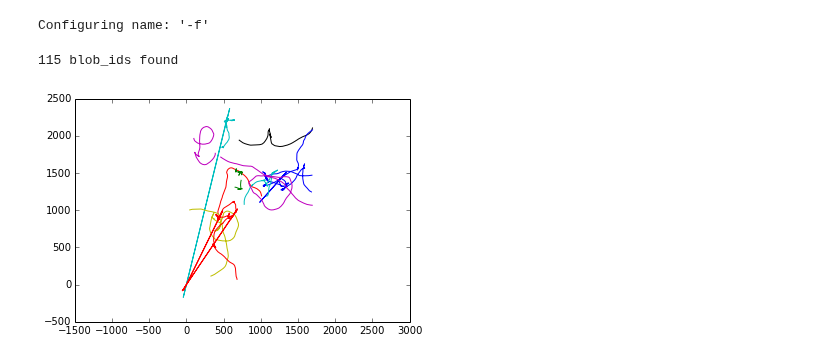
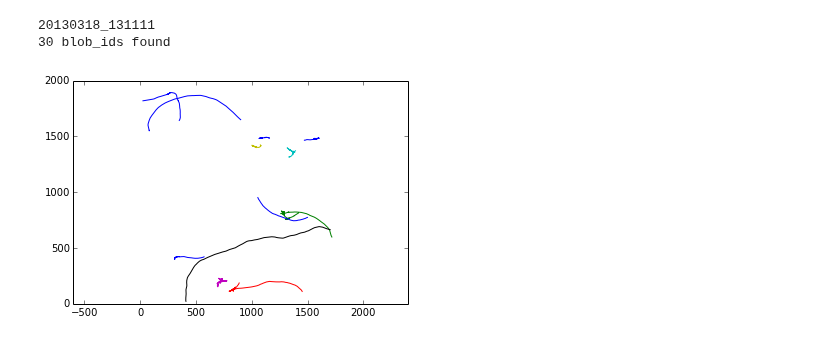
Before and after one commit to amarallab/waldo, a Jupyter notebook: workbooks/lost_and_found.ipynb, the cells around one changed output. Saved outputs shown, nothing was run; the diff lists cells and outputs as text; code cells hidden in the pictures.

```diff
--- a/workbooks/lost_and_found.ipynb
+++ b/workbooks/lost_and_found.ipynb
@@ -13,6 +16,14 @@ import matplotlib.pyplot as plt
 import prettyplotlib as ppl
 import matplotlib.gridspec as gridspec
 
+from __future__ import print_function, absolute_import, unicode_literals, division
+import six
+
+from six.moves import (zip, filter, map, reduce, input, range)
+import pathcustomize
+import itertools
+
+'''
 # Path definitions
 HERE = os.path.dirname(os.path.realpath('.'))
 CODE_DIR = os.path.join(HERE, 'code')
@@ -20,25 +31,30 @@ SHARED_DIR = os.path.join(CODE_DIR, 'shared')
 
 sys.path.append(CODE_DIR)
 sys.path.append(SHARED_DIR)
-
+'''
 # nonstandard imports
+import multiworm
+import where
+import wio2
 from wio.file_manager import get_good_blobs, get_timeseries
 from metrics.measurement_switchboard import pull_blob_data
+from importing.centroid import fill_gaps
-# %% [output]
-Configuring name: '-f'
 # %%
+
 def pull_all_xy_for_ex_id(ex_id):
     """
     returns dicts containing times and xy data. keys are blob_ids.
     """
-    blob_ids = get_good_blobs(ex_id=ex_id, key='xy')
-    print '{N} blob_ids found'.format(N=len(blob_ids))
+    print(ex_id)
+    blob_ids = get_good_blobs(ex_id=ex_id, key='xy_raw')
+
+    print('{N} blob_ids found'.format(N=len(blob_ids)))
     blob_times, blob_xys = {}, {}
     for blob_id in blob_ids:
-        times, data = get_timeseries(blob_id, data_type='xy')
+        times, data = get_timeseries(blob_id, data_type='xy_raw')
         if times != None and len(times):
             blob_times[blob_id] = times
-            blob_xys[blob_id] = data
+            blob_xys[blob_id] = fill_gaps(data)
     return blob_times, blob_xys
 
 def plot_tracks(blob_xys, max_blobs=50, platesize=[1728, 2352]):
@@ -54,36 +70,37 @@ def plot_tracks(blob_xys, max_blobs=50, platesize=[1728, 2352]):
     for i, (bid, xy) in enumerate(blob_xys.iteritems()):
         xy = xy[::10]
         #print len(xy)
         x, y = zip(*xy)
         ax.plot(x, y)
         if max(x) > xmax:
             xmax = max(x)
         if max(y) > ymax:
             ymax = max(y)
         if i > max_blobs:
             break
 
 
     #ax.set_xlim([0, platesize[0]])
     #ax.set_ylim([0, platesize[1]])
     #plt.axis('equal')
     plt.axes().set_aspect('equal', 'datalim')
     try:
         plt.show()
     except OverflowError as e:
-        print 'Dataset too big to plot'
-        print 'error:', e
+        print('Dataset too big to plot')
+        print('error:', e)
 
 
 
 
-#ex_id = '20130318_131111'
+ex_id = '20130318_131111'
 #ex_id = '20130614_120518'
-ex_id = '20130414_140704'
+#ex_id = '20130414_140704'
 plate_size = [1728, 2352]
 
 blob_times, blob_xys = pull_all_xy_for_ex_id(ex_id)
 plot_tracks(blob_xys, max_blobs=10)
 # %% [output]
-115 blob_ids found
+20130318_131111
+30 blob_ids found
-[figure, old version]
+[figure, new version]
```
Also changed, not shown: parts of 7 cells of this notebook, 1 other file.
